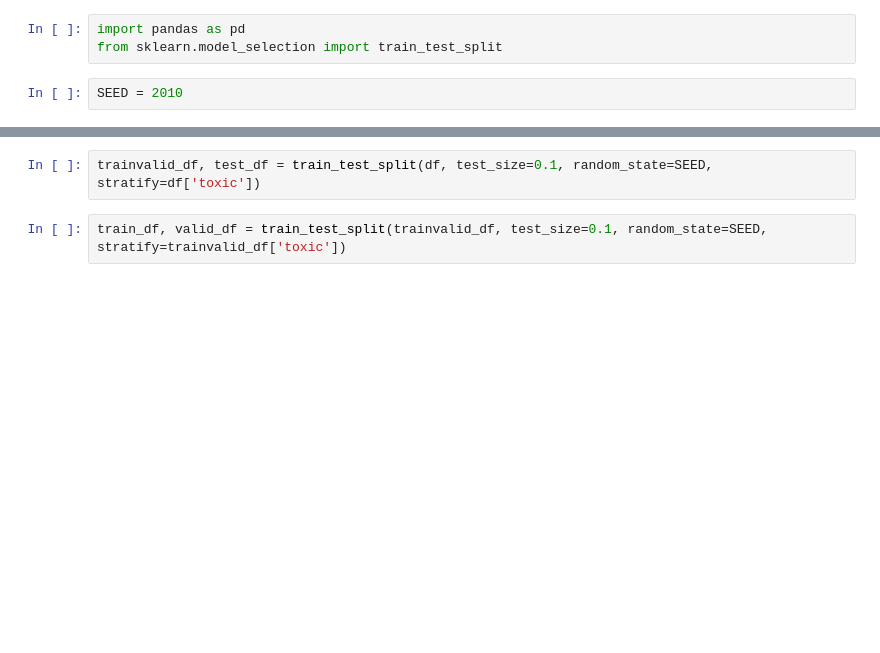
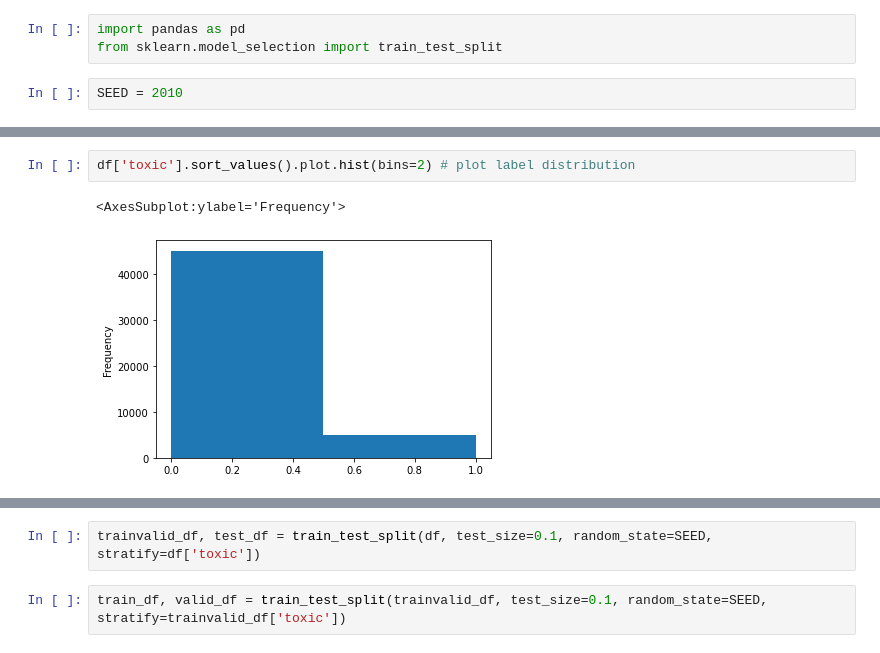
Before and after one commit to sirmammingtonham/projects, a Jupyter notebook: hw4.ipynb, the cells around one changed output, grey strips where cells are left out. Cells and saved outputs as stored; diff of their text form; blank space fills up the shorter version.

```diff
--- a/hw4.ipynb
+++ b/hw4.ipynb
@@ -29,3 +29,8 @@ df.describe()
 | 50% | 0.000000 | 0.000000 | 0.000000 | 0.000000 | 0.000000 | 0.000000 | 0.000000 |
 | 75% | 0.000000 | 0.000000 | 0.000000 | 0.000000 | 0.000000 | 0.000000 | 0.000000 |
 | max | 1.000000 | 1.000000 | 1.000000 | 1.000000 | 1.000000 | 1.000000 | 6.000000 |
+# %%
+df['toxic'].sort_values().plot.hist(bins=2) # plot label distribution
+# %% [output]
+<AxesSubplot:ylabel='Frequency'>
+[figure, added]
```
Also changed, not shown: parts of 24 cells of this notebook, 1 other file.
